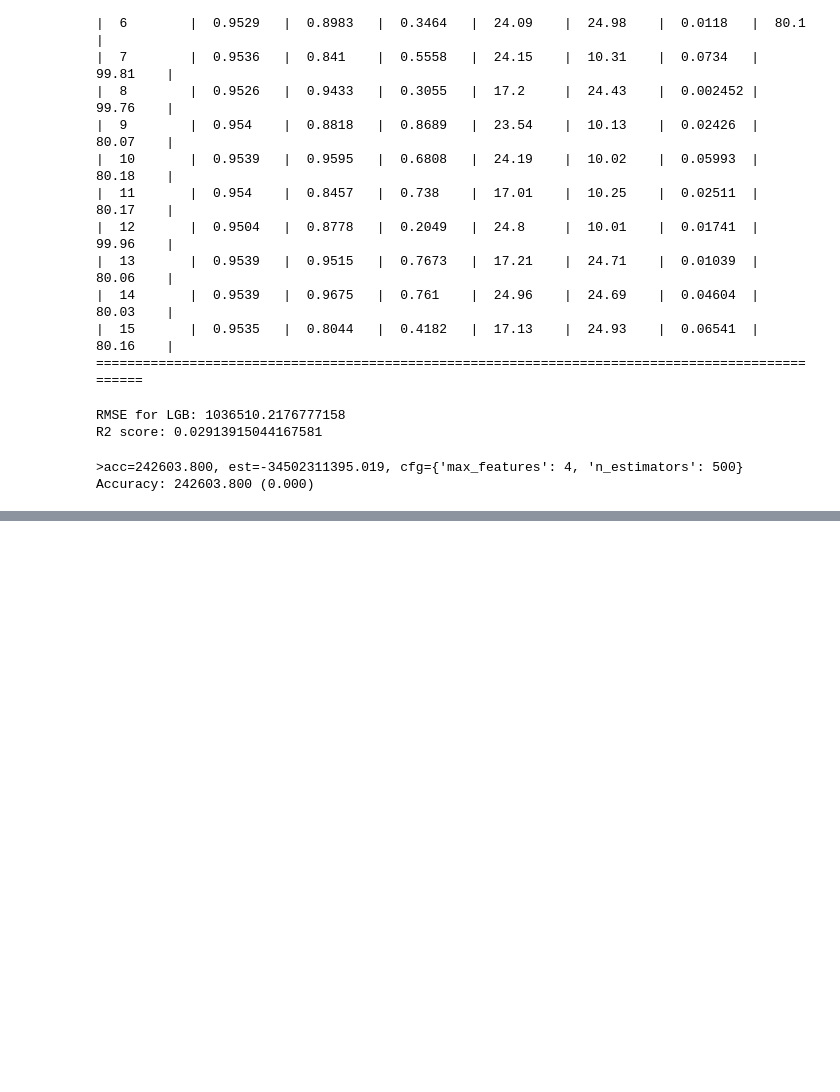
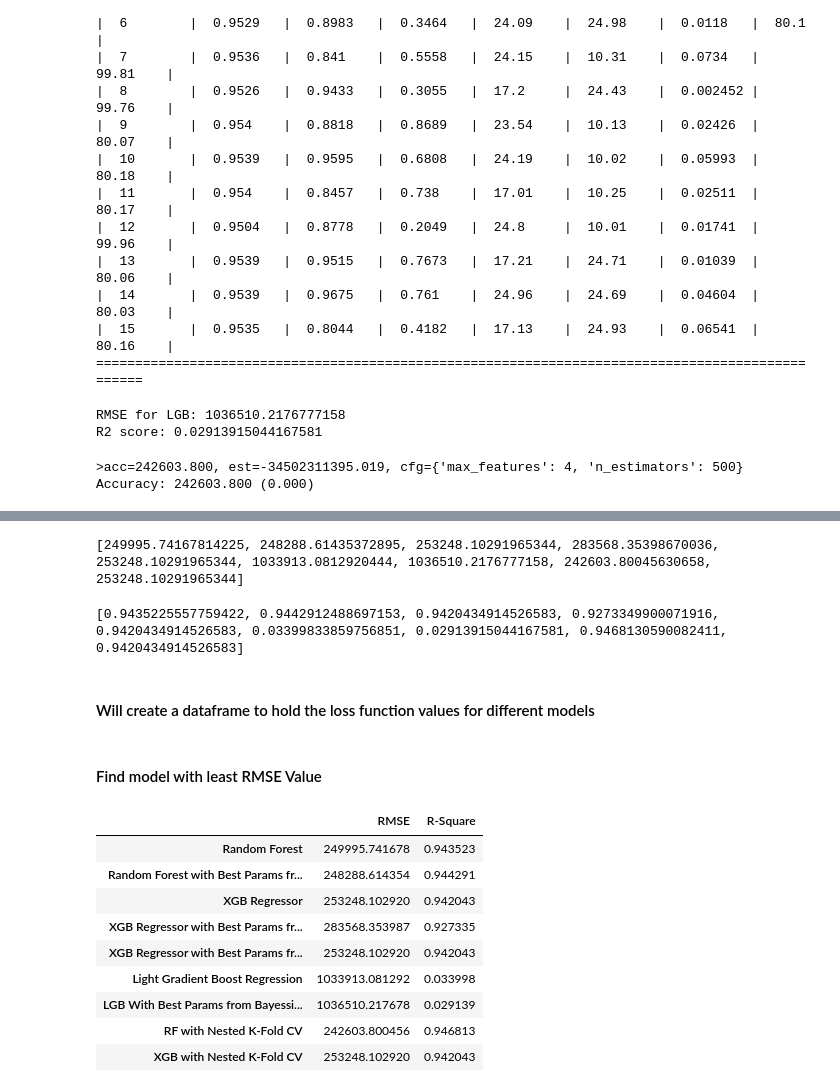
Before and after one commit to santhoshbvsrk/MLProjects, a Jupyter notebook: BlackFridaySales/BlackFridaySales_ML.ipynb, the cells around one changed output, grey strips where cells are left out. Cells and saved outputs as stored; diff of their text form; code cells hidden in the pictures; blank space fills up the shorter version.

```diff
--- a/BlackFridaySales/BlackFridaySales_ML.ipynb
+++ b/BlackFridaySales/BlackFridaySales_ML.ipynb
@@ -1024,0 +965,49 @@ R2 score: 0.9420434914526583
+# %%
+RMSE=[]
+RMSE.append(np.sqrt(mean_squared_error(Y_test, Y_pred_rf)))
+RMSE.append(np.sqrt(mean_squared_error(Y_test, Y_pred_rf_best)))
+RMSE.append(np.sqrt(mean_squared_error(Y_test, Y_pred_xgb)))
+RMSE.append(np.sqrt(mean_squared_error(Y_test, Y_pred_xgb_best)))
+RMSE.append(np.sqrt(mean_squared_error(Y_test, Y_pred_xgb_gscv_best)))
+RMSE.append(np.sqrt(mean_squared_error(Y_test, y_pred_lgb)))
+RMSE.append(np.sqrt(mean_squared_error(Y_test, y_pred_lgb_hyp)))
+RMSE.append(np.sqrt(mean_squared_error(Y_test, yhat)))
+RMSE.append(np.sqrt(mean_squared_error(Y_test, yhat_xgb_nested)))
+print(RMSE)
+# %% [output]
+[249995.74167814225, 248288.61435372895, 253248.10291965344, 283568.35398670036, 253248.10291965344, 1033913.0812920444, 1036510.2176777158, 242603.80045630658, 253248.10291965344]
+# %%
+R2=[]
+R2.append(r2_score(Y_test, Y_pred_rf))
+R2.append(r2_score(Y_test, Y_pred_rf_best))
+R2.append(r2_score(Y_test, Y_pred_xgb))
+R2.append(r2_score(Y_test, Y_pred_xgb_best))
+R2.append(r2_score(Y_test, Y_pred_xgb_gscv_best))
+R2.append(r2_score(Y_test, y_pred_lgb))
+R2.append(r2_score(Y_test, y_pred_lgb_hyp))
+R2.append(r2_score(Y_test, yhat))
+R2.append(r2_score(Y_test, yhat_xgb_nested))
+print(R2)
+# %% [output]
+[0.9435225557759422, 0.9442912488697153, 0.9420434914526583, 0.9273349900071916, 0.9420434914526583, 0.03399833859756851, 0.02913915044167581, 0.9468130590082411, 0.9420434914526583]
+# %% [markdown]
+#### Will create a dataframe to hold the loss function values for different models
+# %%
+loss_fun_df = pd.DataFrame(RMSE, index =['Random Forest', 'Random Forest with Best Params from GridSearchCV', 'XGB Regressor', 'XGB Regressor with Best Params from RandomSearchCV','XGB Regressor with Best Params from GridSearchCV','Light Gradient Boost Regression','LGB With Best Params from Bayessian Optimization','RF with Nested K-Fold CV','XGB with Nested K-Fold CV'],
+                                              columns =['RMSE'])
+loss_fun_df['R-Square']=R2
+# %% [markdown]
+#### Find model with least RMSE Value
+# %%
+loss_fun_df.style.highlight_min(['RMSE'])
+# %% [output]
+|  | RMSE | R-Square |
+| Random Forest | 249995.741678 | 0.943523 |
+| Random Forest with Best Params fr... | 248288.614354 | 0.944291 |
+| XGB Regressor | 253248.102920 | 0.942043 |
+| XGB Regressor with Best Params fr... | 283568.353987 | 0.927335 |
+| XGB Regressor with Best Params fr... | 253248.102920 | 0.942043 |
+| Light Gradient Boost Regression | 1033913.081292 | 0.033998 |
+| LGB With Best Params from Bayessi... | 1036510.217678 | 0.029139 |
+| RF with Nested K-Fold CV | 242603.800456 | 0.946813 |
+| XGB with Nested K-Fold CV | 253248.102920 | 0.942043 |
```
Also changed, not shown: parts of 17 cells of this notebook.
